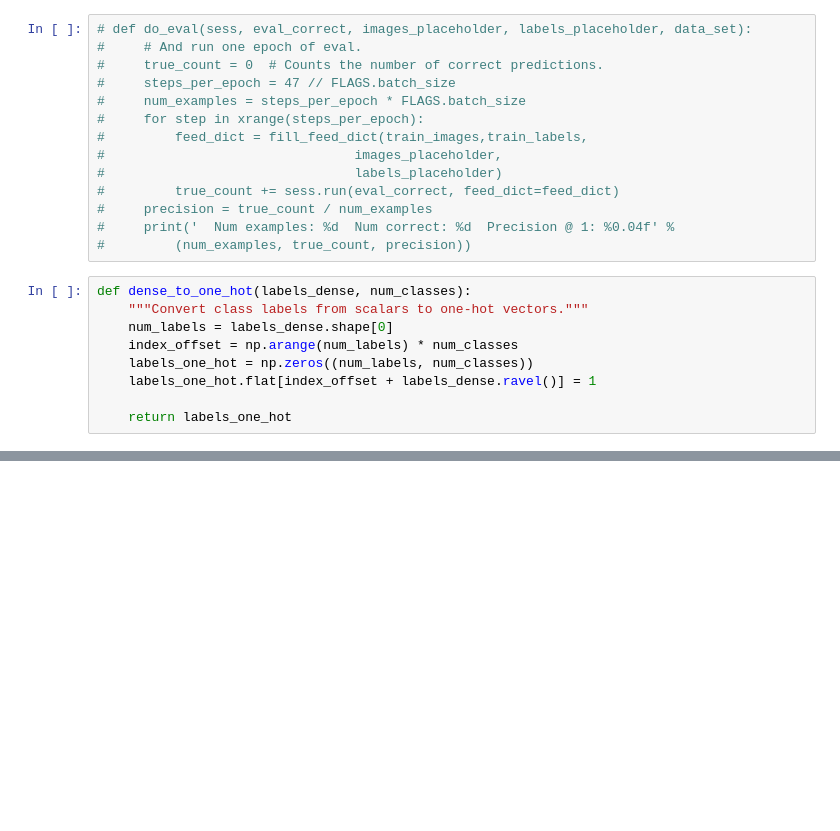
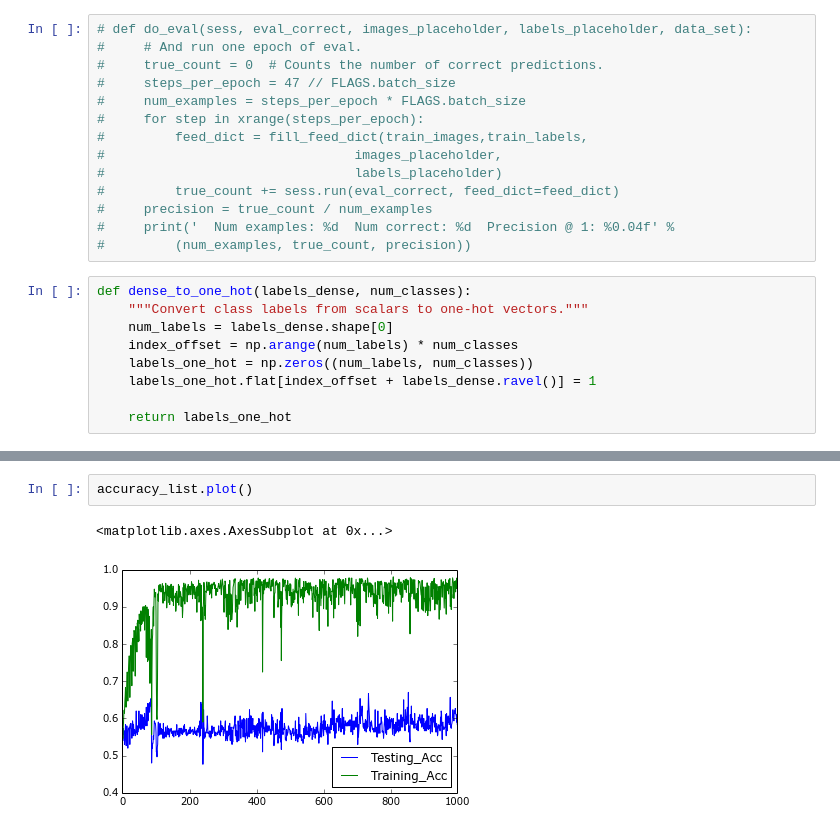
Before and after one commit to tapilab/is-hparik11, a Jupyter notebook: src/Tensorflow_Age.ipynb, the cells around one changed output, grey strips where cells are left out. Drawn from its saved outputs; the diff is of its cells as text; blank space fills up the shorter version.

```diff
--- a/src/Tensorflow_Age.ipynb
+++ b/src/Tensorflow_Age.ipynb
@@ -455,0 +476,5 @@ To exit: use 'exit', 'quit', or Ctrl-D.
+# %%
+accuracy_list.plot()
+# %% [output]
+<matplotlib.axes.AxesSubplot at 0x...>
+[figure, added]
```
Also changed, not shown: parts of 19 cells of this notebook, 6 other files.
